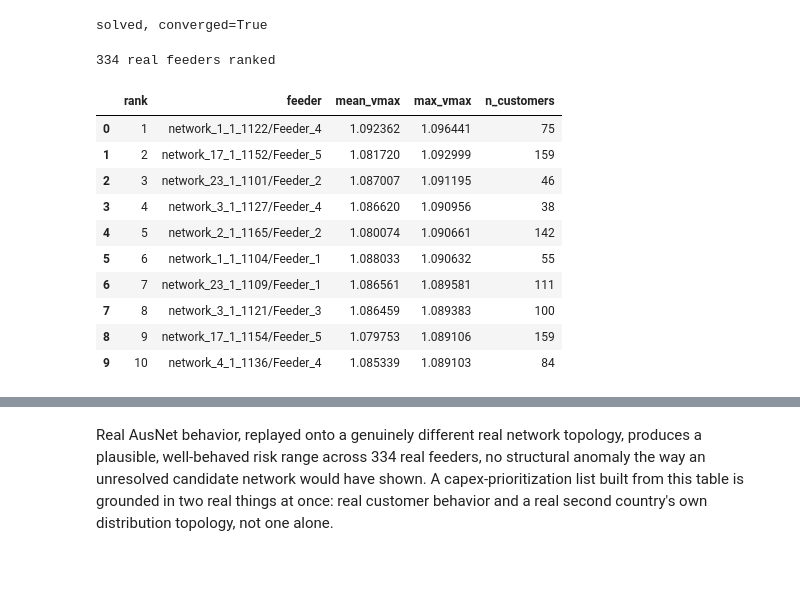
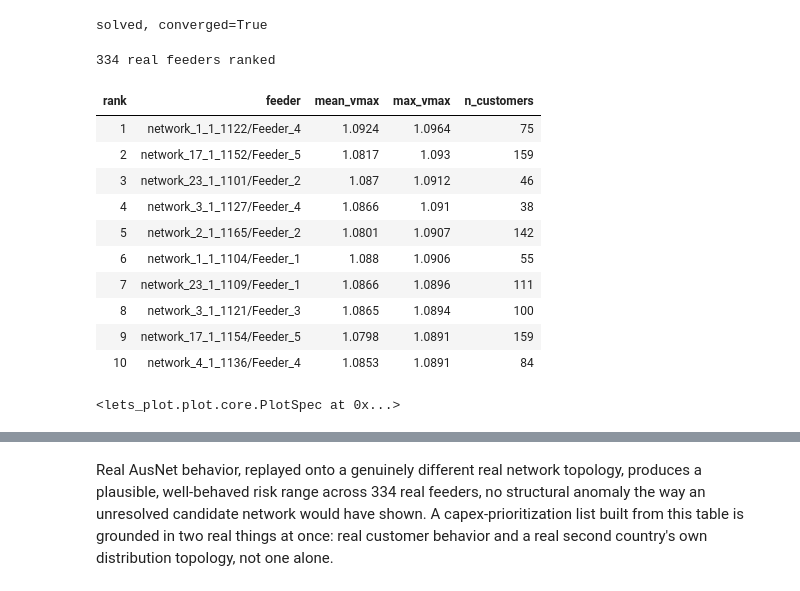
Before and after one commit to sambaiga/ml-energy-disaggregation, a Jupyter notebook: book/04-grid-edge/05-ranking-recommendation-code.ipynb, the cells around one changed output, grey strips where cells are left out. Drawn from its saved outputs; the diff is of its cells as text; code cells hidden in the pictures.

```diff
--- a/book/04-grid-edge/05-ranking-recommendation-code.ipynb
+++ b/book/04-grid-edge/05-ranking-recommendation-code.ipynb
@@ -819,32 +973,46 @@ for _step in uk_circuit.solve_daily(steps=48):
 print(f"solved, converged={uk_circuit.converged}")
 # %% [output]
 solved, converged=True
-# %%
-uk_risk_rows = [
-    {"load_name": name, "feeder": load_to_feeder[name], "vmax_pu": vmax}
-    for name, vmax in uk_vmax_by_load.items()
-    if name in load_to_feeder
-]
-uk_risk_df = pd.DataFrame(uk_risk_rows)
-
-feeder_risk = (
-    uk_risk_df.groupby("feeder")
-    .agg(mean_vmax=("vmax_pu", "mean"), max_vmax=("vmax_pu", "max"), n_customers=("vmax_pu", "size"))
-    .reset_index()
-)
-feeder_ranking = rank_table(feeder_risk, "max_vmax")
-print(f"{len(feeder_ranking)} real feeders ranked")
-feeder_ranking.head(10)
-# %% [output]
-334 real feeders ranked
-|  | rank | feeder | mean_vmax | max_vmax | n_customers |
-| 0 | 1 | network_1_1_1122/Feeder_4 | 1.092362 | 1.096441 | 75 |
-| 1 | 2 | network_17_1_1152/Feeder_5 | 1.081720 | 1.092999 | 159 |
-| 2 | 3 | network_23_1_1101/Feeder_2 | 1.087007 | 1.091195 | 46 |
-| 3 | 4 | network_3_1_1127/Feeder_4 | 1.086620 | 1.090956 | 38 |
-| 4 | 5 | network_2_1_1165/Feeder_2 | 1.080074 | 1.090661 | 142 |
-| 5 | 6 | network_1_1_1104/Feeder_1 | 1.088033 | 1.090632 | 55 |
-| 6 | 7 | network_23_1_1109/Feeder_1 | 1.086561 | 1.089581 | 111 |
-| 7 | 8 | network_3_1_1121/Feeder_3 | 1.086459 | 1.089383 | 100 |
-| 8 | 9 | network_17_1_1154/Feeder_5 | 1.079753 | 1.089106 | 159 |
-| 9 | 10 | network_4_1_1136/Feeder_4 | 1.085339 | 1.089103 | 84 |
+# %%
+uk_risk_rows = [
+    {"load_name": name, "feeder": load_to_feeder[name], "vmax_pu": vmax}
+    for name, vmax in uk_vmax_by_load.items()
+    if name in load_to_feeder
+]
+uk_risk_df = pd.DataFrame(uk_risk_rows)
+
+feeder_risk = (
+    uk_risk_df.groupby("feeder")
+    .agg(mean_vmax=("vmax_pu", "mean"), max_vmax=("vmax_pu", "max"), n_customers=("vmax_pu", "size"))
+    .reset_index()
+)
+feeder_ranking = rank_table(feeder_risk, "max_vmax")
+print(f"{len(feeder_ranking)} real feeders ranked")
+themed_gt(feeder_ranking.head(10).round(4))
+# %% [output]
+334 real feeders ranked
+| rank | feeder | mean_vmax | max_vmax | n_customers |
+| 1 | network_1_1_1122/Feeder_4 | 1.0924 | 1.0964 | 75 |
+| 2 | network_17_1_1152/Feeder_5 | 1.0817 | 1.093 | 159 |
+| 3 | network_23_1_1101/Feeder_2 | 1.087 | 1.0912 | 46 |
+| 4 | network_3_1_1127/Feeder_4 | 1.0866 | 1.091 | 38 |
+| 5 | network_2_1_1165/Feeder_2 | 1.0801 | 1.0907 | 142 |
+| 6 | network_1_1_1104/Feeder_1 | 1.088 | 1.0906 | 55 |
+| 7 | network_23_1_1109/Feeder_1 | 1.0866 | 1.0896 | 111 |
+| 8 | network_3_1_1121/Feeder_3 | 1.0865 | 1.0894 | 100 |
+| 9 | network_17_1_1154/Feeder_5 | 1.0798 | 1.0891 | 159 |
+| 10 | network_4_1_1136/Feeder_4 | 1.0853 | 1.0891 | 84 |
+# %%
+from lets_plot import geom_histogram, geom_vline
+
+worst_feeder_vmax = float(feeder_ranking["max_vmax"].iloc[0])
+(
+    ggplot(feeder_ranking, aes(x="max_vmax"))
+    + geom_histogram(fill=BRAND_PALETTE[0], bins=30)
+    + geom_vline(xintercept=worst_feeder_vmax, linetype="dashed", color=BRAND_PALETTE[3], size=0.8)
+    + labs(x="Worst-case voltage (pu)", y="Feeders", title="Where 334 real UK feeders fall on the same risk scale")
+    + modern_theme(legend_pos="none")
+    + ggsize(650, 350)
+)
+# %% [output]
+<lets_plot.plot.core.PlotSpec at 0x...>
```
Also changed, not shown: parts of 24 cells of this notebook.
